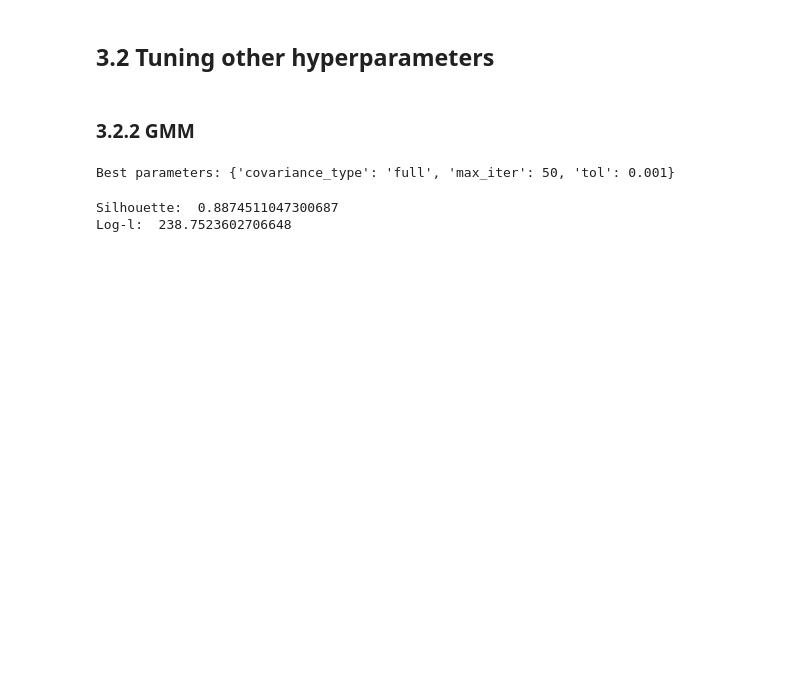
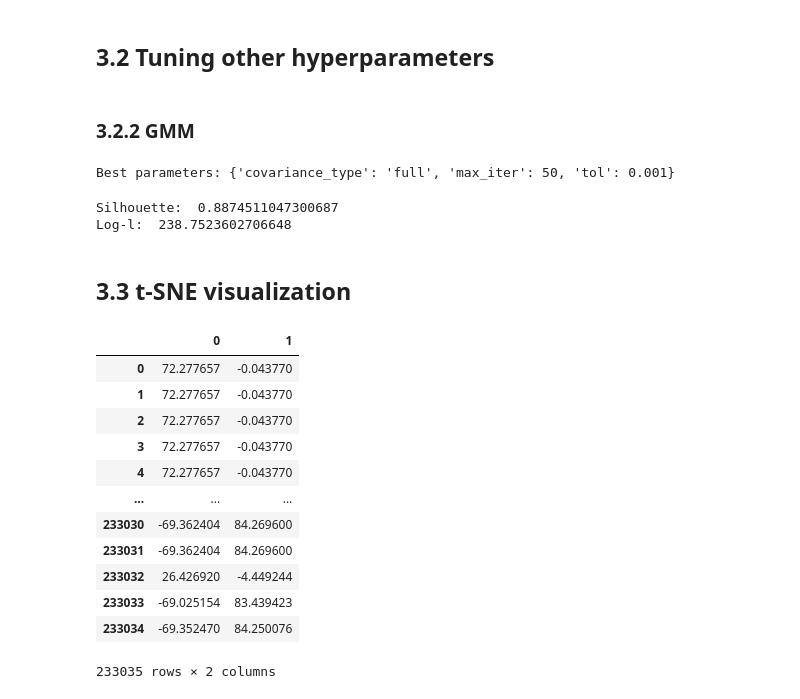
Before and after one commit to massimomecarelli/ML4N_project, a Jupyter notebook: Unsupervised_clustering.ipynb, the cells around one changed output. Cells and saved outputs as stored; diff of their text form; code cells hidden in the pictures; blank space fills up the shorter version.

```diff
--- a/Unsupervised_clustering.ipynb
+++ b/Unsupervised_clustering.ipynb
@@ -149,3 +149,24 @@ print("Log-l: ", log_l_t)
 # %% [output]
 Silhouette:  0.8874511047300687
 Log-l:  238.7523602706648
+# %% [markdown]
+## 3.3 t-SNE visualization
+# %%
+features = pd.DataFrame(X)
+tsne = TSNE(n_components=2, random_state=42, perplexity=30).fit_transform(features.values)
+tsne_results__df = pd.DataFrame(tsne)
+tsne_results__df
+# %% [output]
+|  | 0 | 1 |
+| 0 | 72.277657 | -0.043770 |
+| 1 | 72.277657 | -0.043770 |
+| 2 | 72.277657 | -0.043770 |
+| 3 | 72.277657 | -0.043770 |
+| 4 | 72.277657 | -0.043770 |
+| ... | ... | ... |
+| 233030 | -69.362404 | 84.269600 |
+| 233031 | -69.362404 | 84.269600 |
+| 233032 | 26.426920 | -4.449244 |
+| 233033 | -69.025154 | 83.439423 |
+| 233034 | -69.352470 | 84.250076 |
+233035 rows × 2 columns
```
Also changed, not shown: parts of 5 cells of this notebook.
